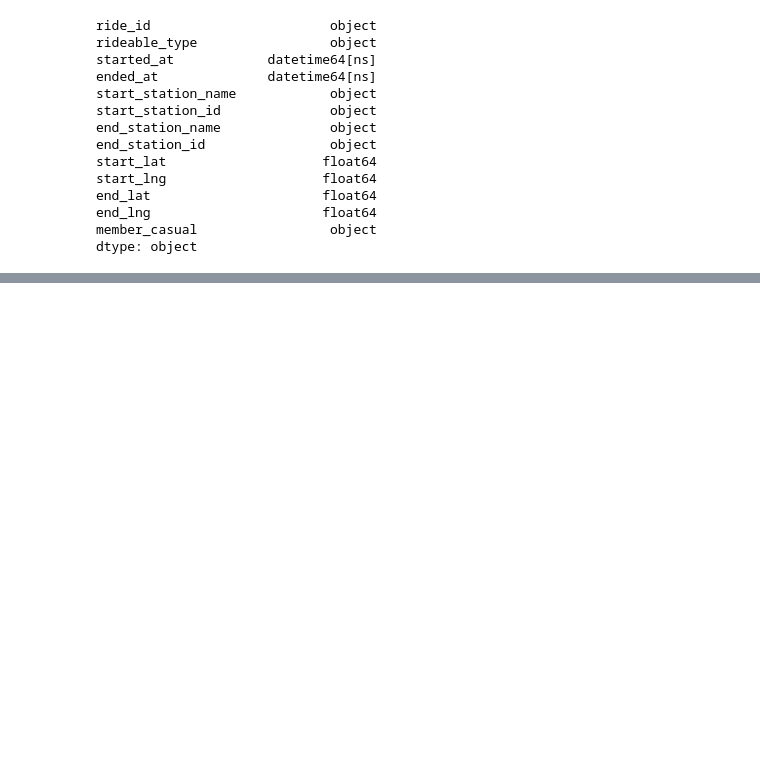
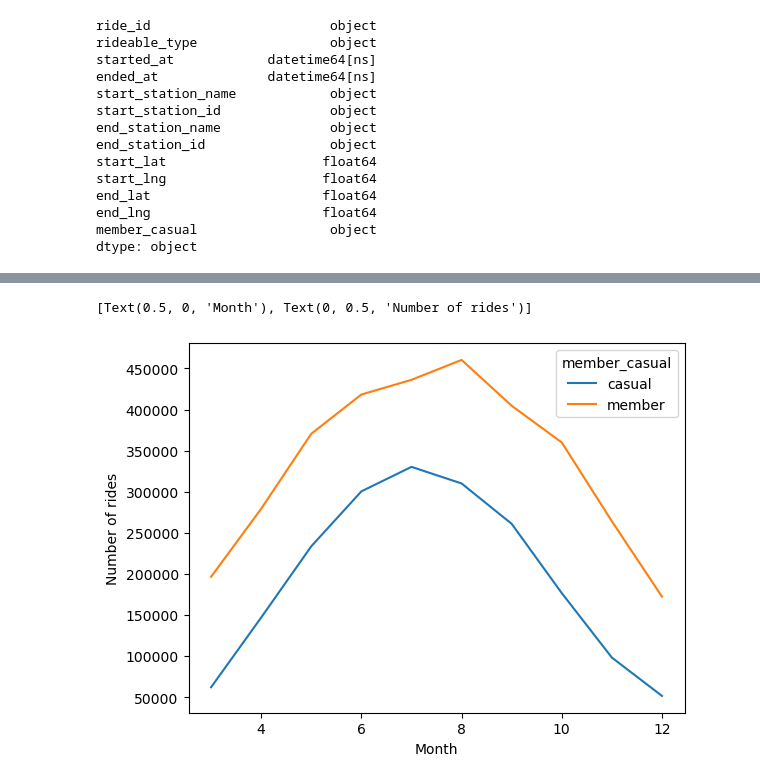
Before and after one commit to nagyroland97/Bike-share-dataset-analysis, a Jupyter notebook: python/main.ipynb, the cells around one changed output, grey strips where cells are left out. Saved outputs shown, nothing was run; the diff lists cells and outputs as text; code cells hidden in the pictures; blank space fills up the shorter version.

```diff
--- a/python/main.ipynb
+++ b/python/main.ipynb
@@ -351,0 +293,6 @@ sns.barplot(data=df,x='day_of_week',y=df['ride_length']/pd.Timedelta(minutes=1),
+# %%
+ax = sns.lineplot(x = df.groupby(['month','member_casual']).count().index.get_level_values(0), y = df.groupby(['month','member_casual']).count()['ride_id'].to_numpy(), hue=df.groupby(['month','member_casual']).count().index.get_level_values(1))
+ax.set(xlabel='Month', ylabel='Number of rides')
+# %% [output]
+[Text(0.5, 0, 'Month'), Text(0, 0.5, 'Number of rides')]
+[figure, added]
```
Also changed, not shown: parts of 54 cells of this notebook.
